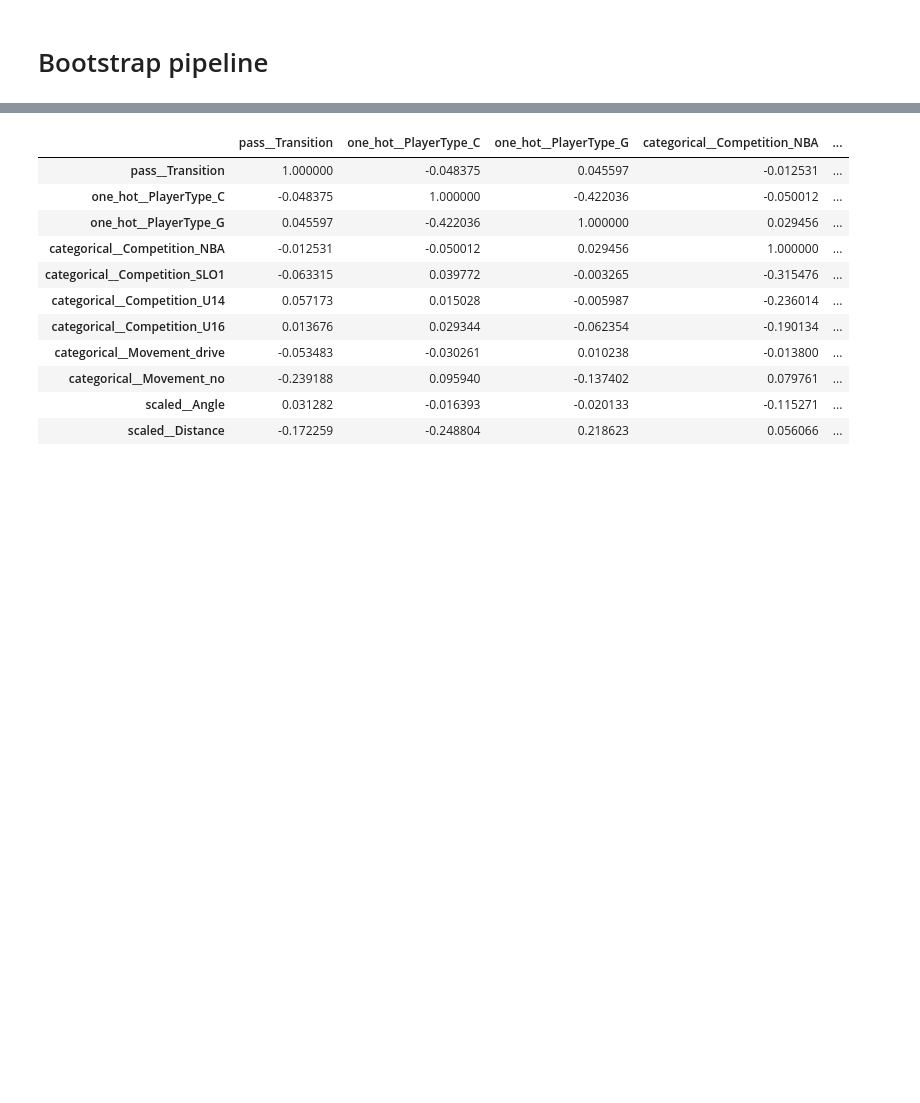
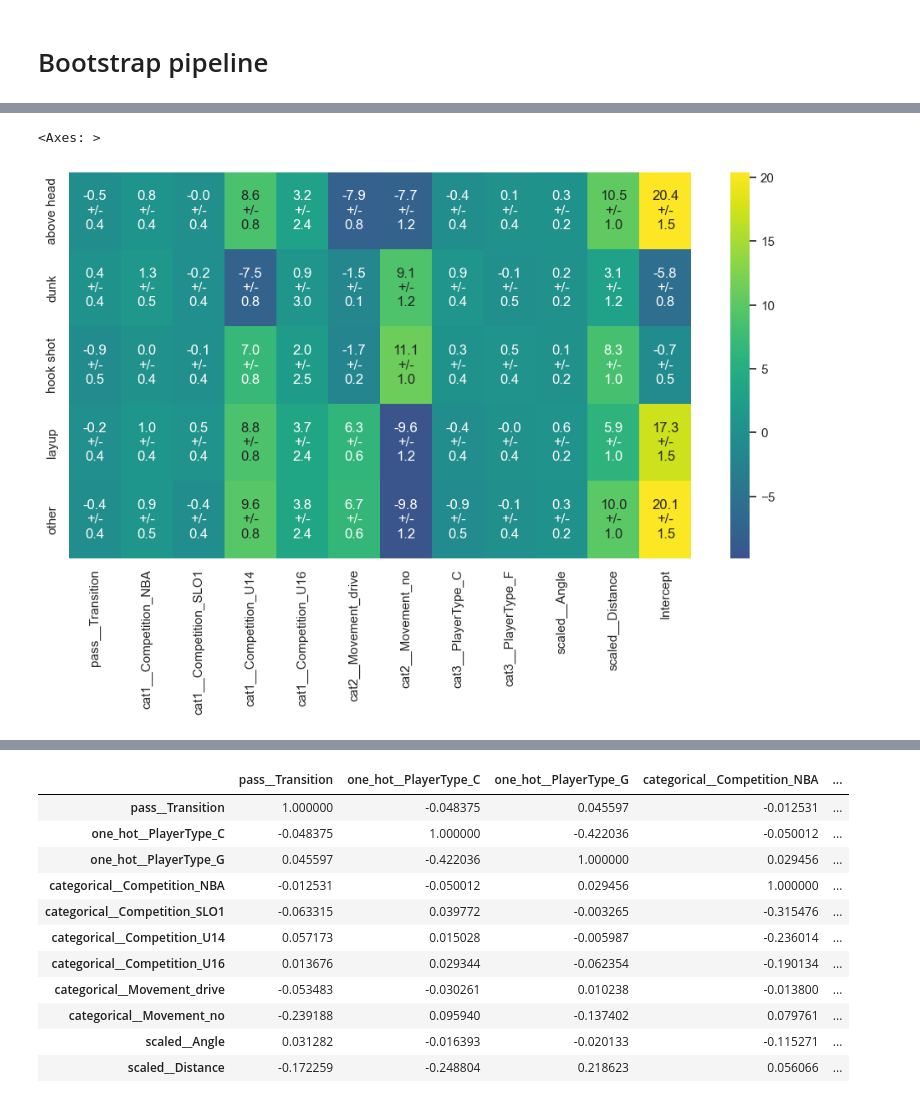
Before and after one commit to MatejVre/Generalized_Linear_Models, a Jupyter notebook: testing.ipynb, the cells around one changed output, grey strips where cells are left out. Saved outputs shown, nothing was run; the diff lists cells and outputs as text; code cells hidden in the pictures; blank space fills up the shorter version.

```diff
--- a/testing.ipynb
+++ b/testing.ipynb
@@ -133,0 +209,7 @@ array([[-5.79844600e-04, -5.06946834e-01, -4.81165414e-01,
+# %%
+columns = transformer.get_feature_names_out()
+columns = np.append(columns, np.array("Intercept"))
+# %%
+coefs_df = pd.DataFrame(np.mean(all_betas, axis=2), columns=columns, index=encoder.inverse_transform([i for i in range(mult_reg.betas.shape[1])]))
+
+coefs_df.to_csv("coefficients.csv")
@@ -133,0 +227,17 @@ array([[-5.79844600e-04, -5.06946834e-01, -4.81165414e-01,
+# %%
+import seaborn as sns
+coefs_array = np.mean(all_betas, axis=2)
+errors_array = np.std(all_betas, axis=2)
+coefs_str = np.char.mod('%.1f', coefs_array.astype(np.float32))  # Format coefficients
+errors_str = np.char.mod('%.1f', errors_array.astype(np.float32))  # Format errors
+
+# Combine coefficients and errors with " ± " between them
+annot_array = np.core.defchararray.add(coefs_str, '\n+/-\n')
+annot_array = np.core.defchararray.add(annot_array, errors_str)
+
+# Now plot the heatmap with annotations
+plt.figure(figsize=(12, 6))
+sns.heatmap(coefs_df, annot=annot_array, center=0, cmap="viridis", fmt="", cbar=True)
+# %% [output]
+<Axes: >
+[figure, added]
```
Also changed, not shown: parts of 26 cells of this notebook, 3 other files.
